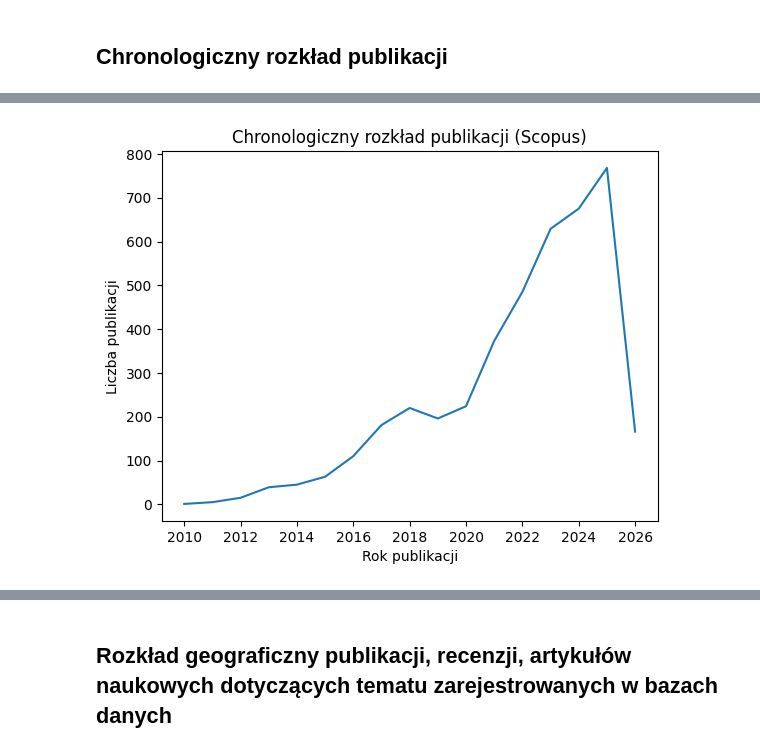
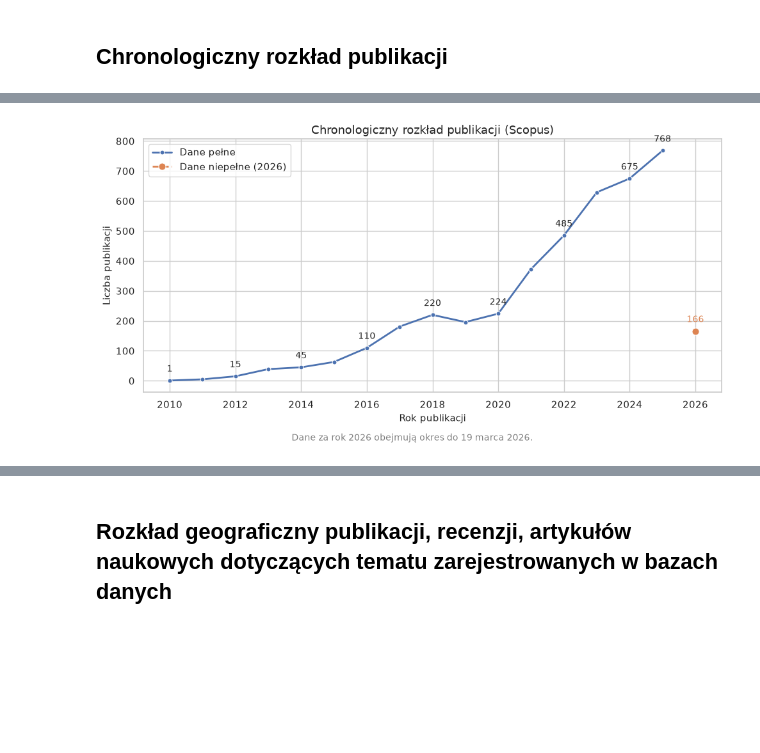
Before and after one commit to agatagera/Advances-in-research-on-the-use-of-large-language-models-in-social-media-analysis, a Jupyter notebook: analiza.ipynb, the cells around one changed output, grey strips where cells are left out. Cells and saved outputs as stored; diff of their text form; code cells hidden in the pictures; blank space fills up the shorter version.

```diff
--- a/analiza.ipynb
+++ b/analiza.ipynb
@@ -2,9 +4,12 @@
 # biblioteki
 import pandas as pd
 import matplotlib.pyplot as plt
+import seaborn as sns
 from collections import Counter
 import csv
 import re
+
+sns.set_theme(style="whitegrid", context="notebook")
 # %% [markdown]
 ##  Tworzenie datasetów
 # %%
@@ -38,7 +43,7 @@ Index(['id', 'abstract', 'authorships.author.display_name',
 # %%
 #dateset Scopus
 
-df_sc = pd.read_csv('datasets/scopus_export_Mar 19-2026_b4eb3839-2a6a-47e2-82c0-401f01e69574.csv')
+df_sc = pd.read_csv('datasets/scopus_export_Mar 19-2026.csv')
 df_sc.head()
 # %% [output]
 |  | Authors | Author full names | Author(s) ID | Title | Year | Source title | Volume | Issue | Art. No. | ... |
@@ -192,15 +243,62 @@ plt.show()
 # %%
-# Scopus
+# Dane Scopus
 yearly_counts_sc = df_sc['Year'].value_counts().sort_index()
 
+# Ostatni rok
+last_year_sc = yearly_counts_sc.index.max()
 
-plt.plot(yearly_counts_sc.index, yearly_counts_sc.values)
+# Dane pełne i niepełne
+sc_full = yearly_counts_sc[yearly_counts_sc.index < last_year_sc]
+sc_partial = yearly_counts_sc[yearly_counts_sc.index == last_year_sc]
 
-plt.title('Chronologiczny rozkład publikacji (Scopus)')
-plt.xlabel('Rok publikacji')
-plt.ylabel('Liczba publikacji')
+fig, ax = plt.subplots(figsize=(10, 5))
 
+# Linia dla danych pełnych
+sns.lineplot(
+    x=sc_full.index, y=sc_full.values,
+    marker="o", linewidth=2, markersize=5,
+    label="Dane pełne", ax=ax
+)
+
+# Linia dla danych niepełnych
+sns.lineplot(
+    x=sc_partial.index, y=sc_partial.values,
+    marker="o", markersize=8, linewidth=2, linestyle="--",
+    label=f"Dane niepełne ({last_year_sc})", ax=ax
+)
+
+# Offset etykiet (3% wysokości)
+offset_sc = max(sc_full.values) * 0.03
+
+# --- Etykiety wartości co 2 lata ---
+for x, y in zip(sc_full.index, sc_full.values):
+    if x % 2 == 0 or x == 2025:  # Etykiety co 2 lata lub dla ostatniego roku
+        ax.text(
+            x, y + offset_sc,
+            str(y), ha='center', va='bottom',
+            fontsize=10
+        )
+
+# Etykieta dla ostatniego roku
+for x, y in zip(sc_partial.index, sc_partial.values):
+    ax.text(
+        x, y + offset_sc,
+        str(y), ha='center', va='bottom',
+        fontsize=10, color=sns.color_palette()[1]
+    )
+
+# Informacja o niepełnym roku
+fig.text(
+    0.5, -0.02,
+    "Dane za rok 2026 obejmują okres do 19 marca 2026.",
+    ha='center', fontsize=10, color='gray'
+)
+
+ax.set(title='Chronologiczny rozkład publikacji (Scopus)',
+       xlabel='Rok publikacji', ylabel='Liczba publikacji')
+ax.legend()
+fig.tight_layout()
 plt.show()
 # %% [output]
-[figure, old version]
+[figure, new version]
 # %%
```
Also changed, not shown: parts of 23 cells of this notebook, 2 other files.
